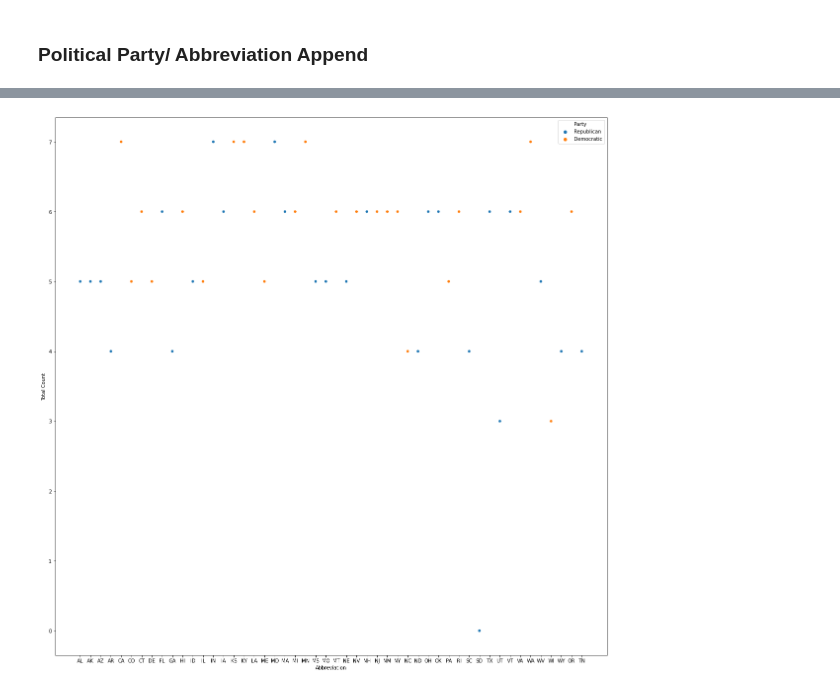
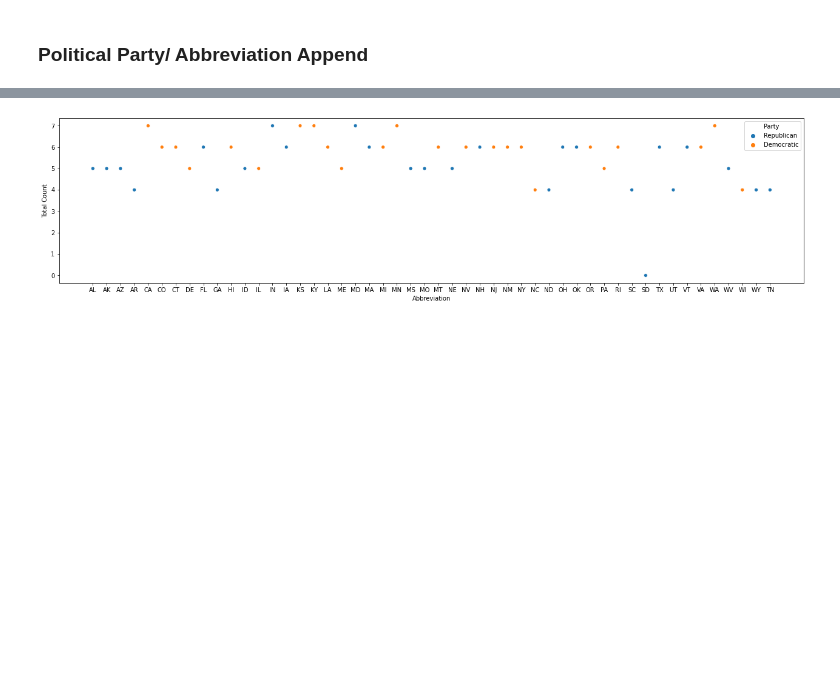
Before and after one commit to oliverli99/NYT-Web-Scraper-, a Jupyter notebook: New York Times Web Scraper.ipynb, the cells around one changed output, grey strips where cells are left out. Cells and saved outputs as stored; diff of their text form; code cells hidden in the pictures; blank space fills up the shorter version.

```diff
--- a/New York Times Web Scraper.ipynb
+++ b/New York Times Web Scraper.ipynb
@@ -158,12 +159,12 @@ df
 # %%
 import seaborn as sns
 import matplotlib
 from matplotlib import pyplot as plt
 %matplotlib inline
-a4_dims = (20,20)
+a4_dims = (22,5)
 fig, ax = plt.subplots(figsize=a4_dims)
 sns.scatterplot(ax = ax, x="Abbreviation", y="Total Count", hue = "Party", data=df)
 
 plt.savefig('polpartyvstotalcount.pdf')
 # %% [output]
-[figure, old version]
+[figure, new version]
```
Also changed, not shown: parts of 4 cells of this notebook, 3 other files.
